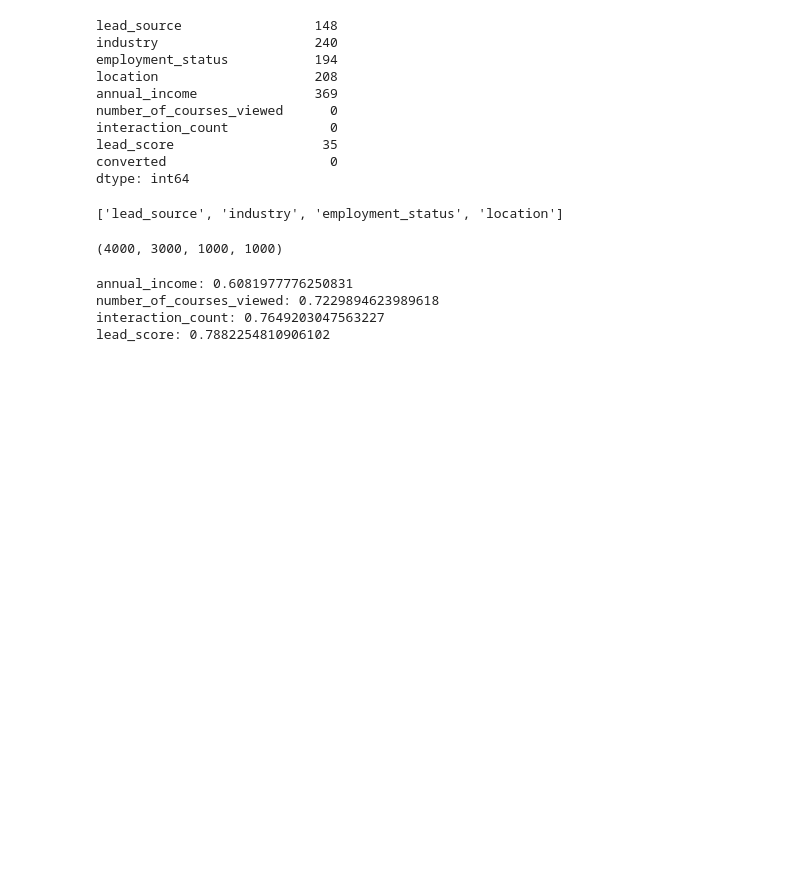
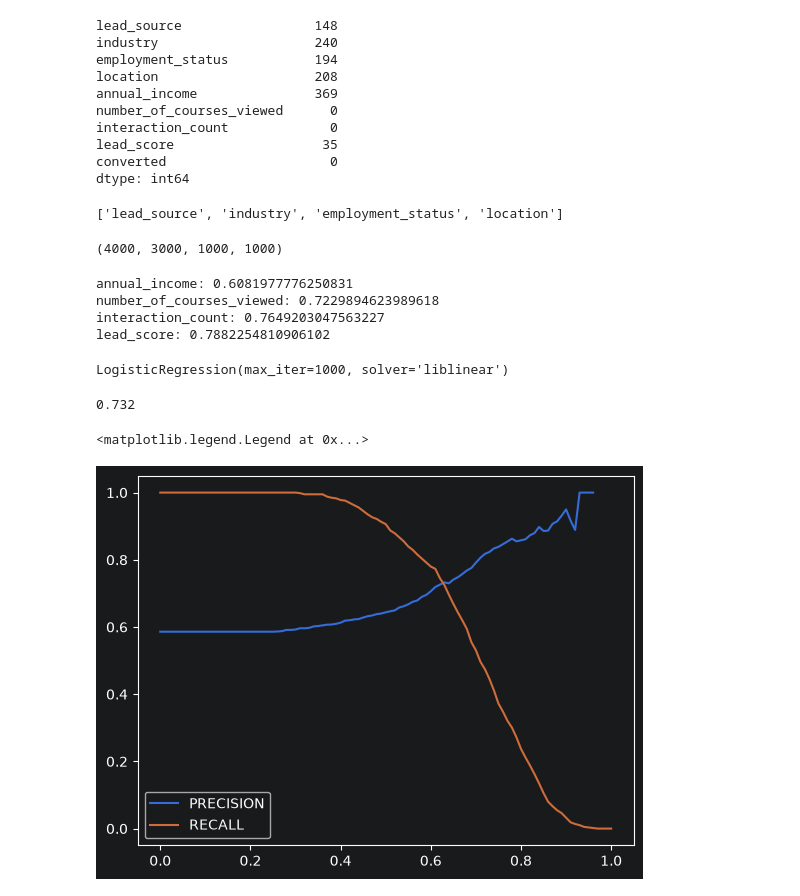
Before and after one commit to LFYMALE/Machine-Learning-Zoomcamp, a Jupyter notebook: 04-evaluation/homework.ipynb, the cells around one changed output. Drawn from its saved outputs; the diff is of its cells as text; code cells hidden in the pictures; blank space fills up the shorter version.

```diff
--- a/04-evaluation/homework.ipynb
+++ b/04-evaluation/homework.ipynb
@@ -77,0 +86,48 @@ lead_score: 0.7882254810906102
+# %%
+val_dict = df_val[categorical_columns + numerical_columns_train].to_dict(orient='records')
+x_val = dv.transform(val_dict)
+# %%
+model = LogisticRegression(solver='liblinear', C=1.0, max_iter=1000)
+model.fit(x_train, y_train)
+# %% [output]
+LogisticRegression(max_iter=1000, solver='liblinear')
+# %%
+y_pred = model.predict_proba(x_val)[:,1]
+
+auc = round(roc_auc_score(y_val, y_pred),3)
+
+auc
+# %% [output]
+0.732
+# %%
+scores = []
+
+thresholds = np.linspace(0,1,101)
+
+for t in thresholds:
+    actual_positive = (y_val == 1)
+    actual_negative = (y_val == 0)
+
+    predict_positive = (y_pred >= t)
+    predict_negative = (y_pred < t)
+
+    tp = (predict_positive & actual_positive).sum()
+    tn = (predict_negative & actual_negative).sum()
+
+    fp = (predict_positive & actual_negative).sum()
+    fn = (predict_negative & actual_positive).sum()
+
+    scores.append((t, tp, tn, fp, fn))
+
+columns = ['threshold', 'tp', 'tn', 'fp', 'fn']
+df_scores = pd.DataFrame(scores, columns=columns)
+
+df_scores['precision'] = df_scores.tp / (df_scores.tp + df_scores.fp)
+df_scores['recall'] = df_scores.tp / (df_scores.tp + df_scores.fn)
+# %%
+plt.plot(df_scores.threshold, df_scores.precision, label='PRECISION')
+plt.plot(df_scores.threshold, df_scores.recall, label='RECALL')
+plt.legend()
+# %% [output]
+<matplotlib.legend.Legend at 0x...>
+[figure, added]
```
Also changed, not shown: parts of 10 cells of this notebook.
